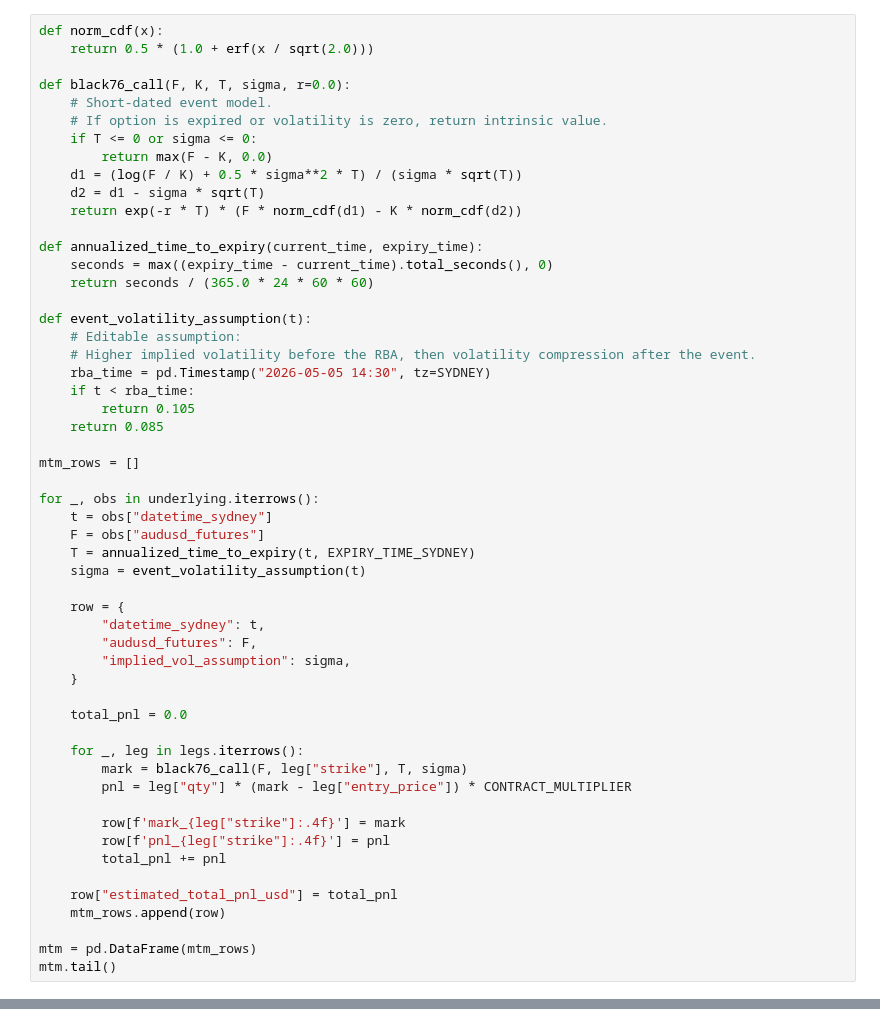
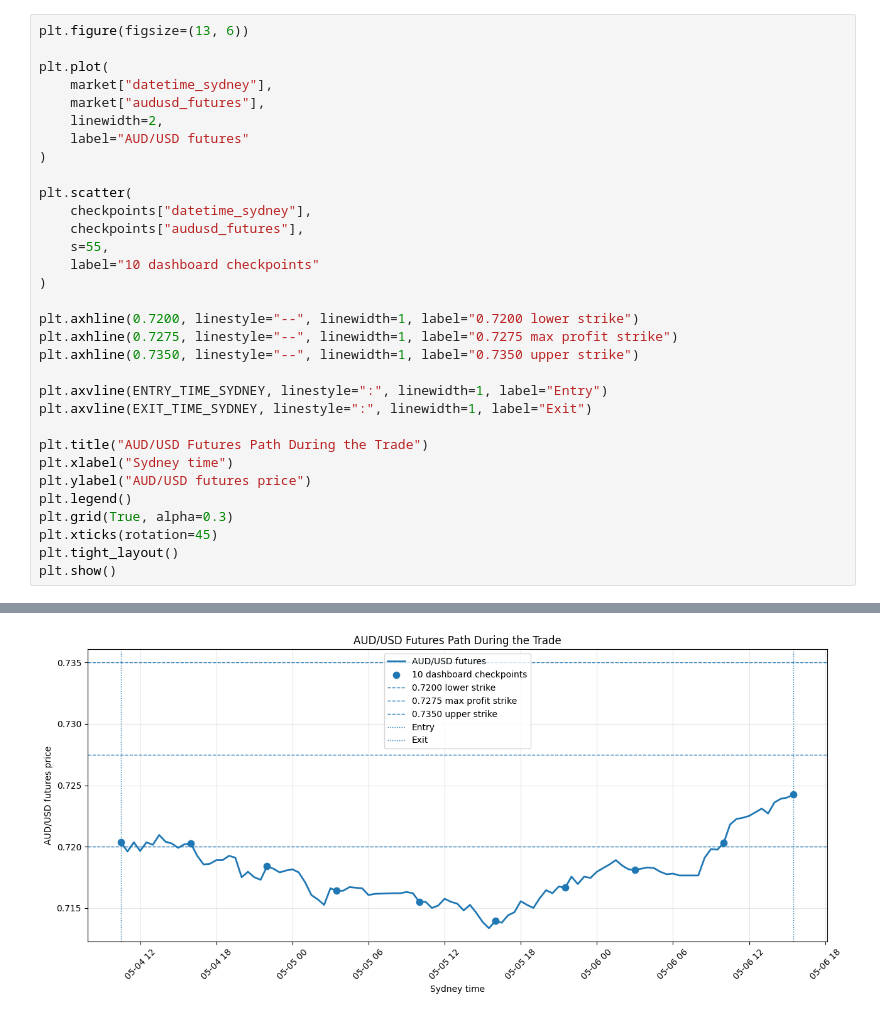
Before and after one commit to marwanferreira/macro-derivatives-lab, a Jupyter notebook: notebooks/test.ipynb, the cells around one changed output, grey strips where cells are left out. Cells and saved outputs as stored; diff of their text form.

```diff
--- a/notebooks/test.ipynb
+++ b/notebooks/test.ipynb
@@ -256,55 +342,33 @@ underlying.head()
 # %%
-def norm_cdf(x):
-    return 0.5 * (1.0 + erf(x / sqrt(2.0)))
+plt.figure(figsize=(13, 6))
 
-def black76_call(F, K, T, sigma, r=0.0):
-    # Short-dated event model.
-    # If option is expired or volatility is zero, return intrinsic value.
-    if T <= 0 or sigma <= 0:
-        return max(F - K, 0.0)
-    d1 = (log(F / K) + 0.5 * sigma**2 * T) / (sigma * sqrt(T))
-    d2 = d1 - sigma * sqrt(T)
-    return exp(-r * T) * (F * norm_cdf(d1) - K * norm_cdf(d2))
+plt.plot(
+    market["datetime_sydney"],
+    market["audusd_futures"],
+    linewidth=2,
+    label="AUD/USD futures"
+)
 
-def annualized_time_to_expiry(current_time, expiry_time):
-    seconds = max((expiry_time - current_time).total_seconds(), 0)
-    return seconds / (365.0 * 24 * 60 * 60)
+plt.scatter(
+    checkpoints["datetime_sydney"],
+    checkpoints["audusd_futures"],
+    s=55,
+    label="10 dashboard checkpoints"
+)
 
-def event_volatility_assumption(t):
-    # Editable assumption:
-    # Higher implied volatility before the RBA, then volatility compression after the event.
-    rba_time = pd.Timestamp("2026-05-05 14:30", tz=SYDNEY)
-    if t < rba_time:
-        return 0.105
-    return 0.085
+plt.axhline(0.7200, linestyle="--", linewidth=1, label="0.7200 lower strike")
+plt.axhline(0.7275, linestyle="--", linewidth=1, label="0.7275 max profit strike")
+plt.axhline(0.7350, linestyle="--", linewidth=1, label="0.7350 upper strike")
 
-mtm_rows = []
+plt.axvline(ENTRY_TIME_SYDNEY, linestyle=":", linewidth=1, label="Entry")
+plt.axvline(EXIT_TIME_SYDNEY, linestyle=":", linewidth=1, label="Exit")
 
-for _, obs in underlying.iterrows():
-    t = obs["datetime_sydney"]
-    F = obs["audusd_futures"]
-    T = annualized_time_to_expiry(t, EXPIRY_TIME_SYDNEY)
-    sigma = event_volatility_assumption(t)
-
-    row = {
-        "datetime_sydney": t,
-        "audusd_futures": F,
-        "implied_vol_assumption": sigma,
-    }
-
-    total_pnl = 0.0
-
-    for _, leg in legs.iterrows():
-        mark = black76_call(F, leg["strike"], T, sigma)
-        pnl = leg["qty"] * (mark - leg["entry_price"]) * CONTRACT_MULTIPLIER
-
-        row[f'mark_{leg["strike"]:.4f}'] = mark
-        row[f'pnl_{leg["strike"]:.4f}'] = pnl
-        total_pnl += pnl
-
-    row["estimated_total_pnl_usd"] = total_pnl
-    mtm_rows.append(row)
-
-mtm = pd.DataFrame(mtm_rows)
-mtm.tail()
+plt.title("AUD/USD Futures Path During the Trade")
+plt.xlabel("Sydney time")
+plt.ylabel("AUD/USD futures price")
+plt.legend()
+plt.grid(True, alpha=0.3)
+plt.xticks(rotation=45)
+plt.tight_layout()
+plt.show()
 # %% [output]
@@ -317 +375,2 @@ mtm.tail()
+[figure, added]
 # %%
```
Also changed, not shown: parts of 11 cells of this notebook, 8 other files.
